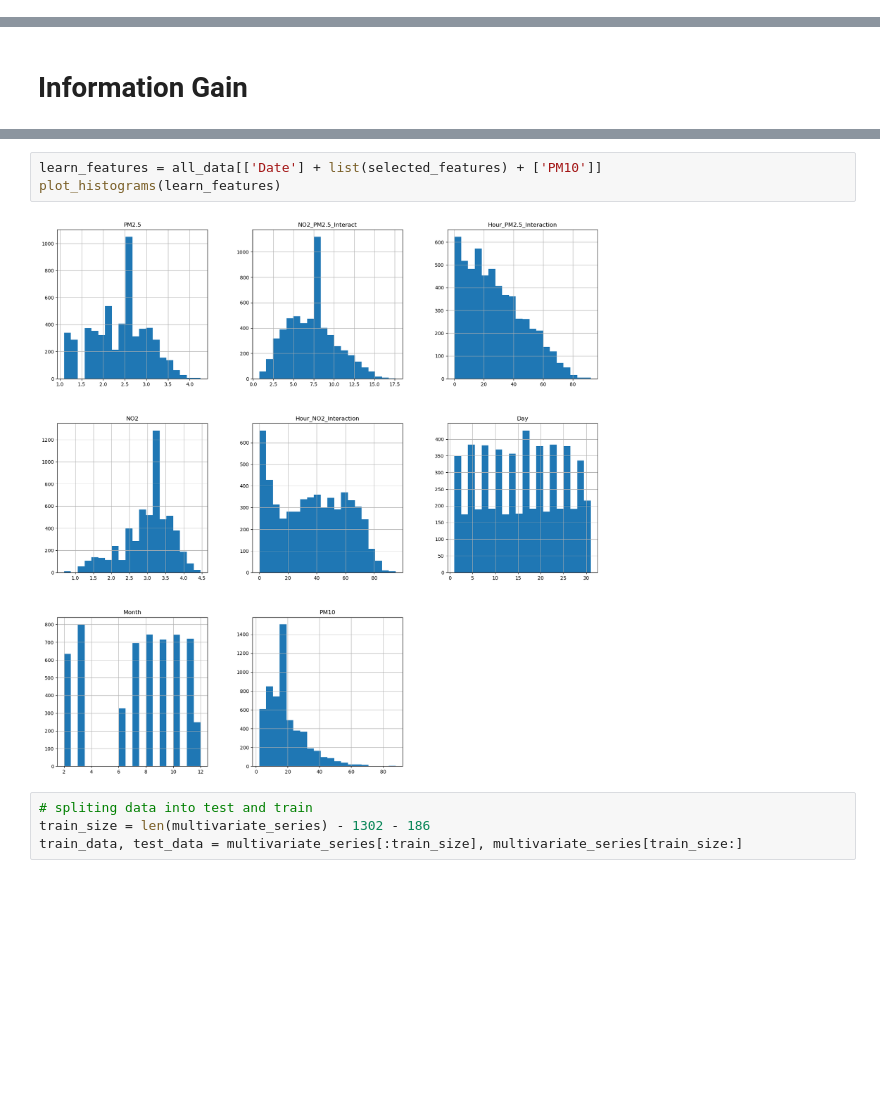
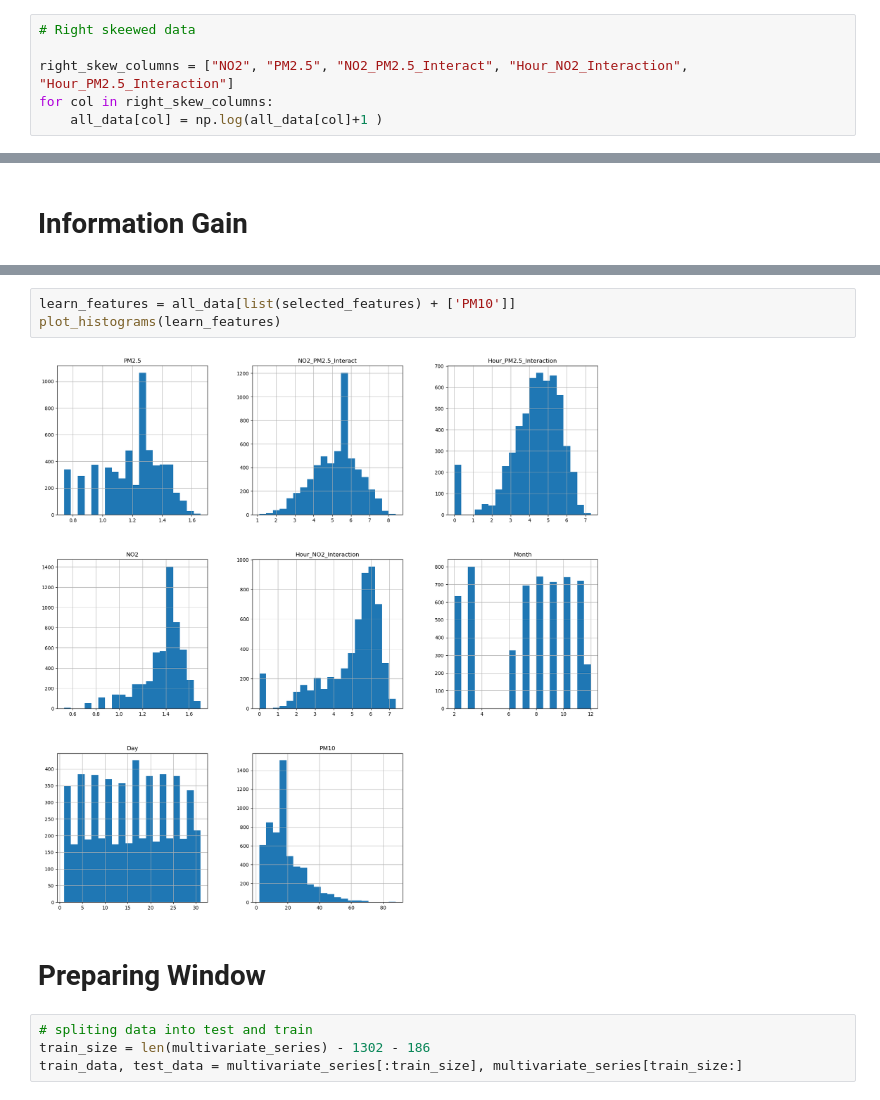
Before and after one commit to trdin/air_quality_RNN, a Jupyter notebook: projekt.ipynb, the cells around one changed output, grey strips where cells are left out. Drawn from its saved outputs; the diff is of its cells as text; blank space fills up the shorter version.

```diff
--- a/projekt.ipynb
+++ b/projekt.ipynb
@@ -265,0 +260,6 @@ all_data.head()
+# %%
+# Right skeewed data
+
+right_skew_columns = ["NO2", "PM2.5", "NO2_PM2.5_Interact", "Hour_NO2_Interaction", "Hour_PM2.5_Interaction"]
+for col in right_skew_columns:
+    all_data[col] = np.log(all_data[col]+1 )
@@ -301,9 +321,11 @@ print(selected_features)
 Name: Feature, dtype: object
 # %%
-learn_features = all_data[['Date'] + list(selected_features) + ['PM10']]
+learn_features = all_data[list(selected_features) + ['PM10']]
 plot_histograms(learn_features)
 # %% [output]
-[figure, old version]
+[figure, new version]
+# %% [markdown]
+# Preparing Window
 # %%
 # spliting data into test and train
 train_size = len(multivariate_series) - 1302 - 186
```
Also changed, not shown: parts of 11 cells of this notebook.
